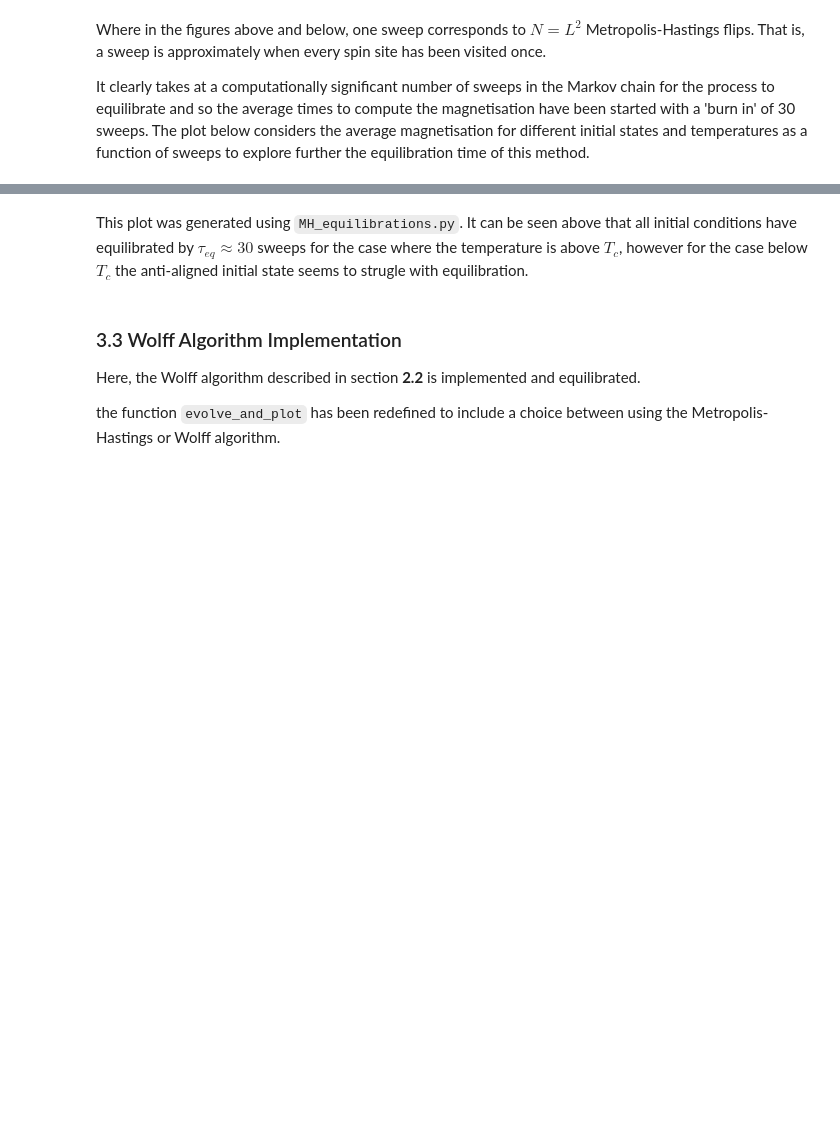
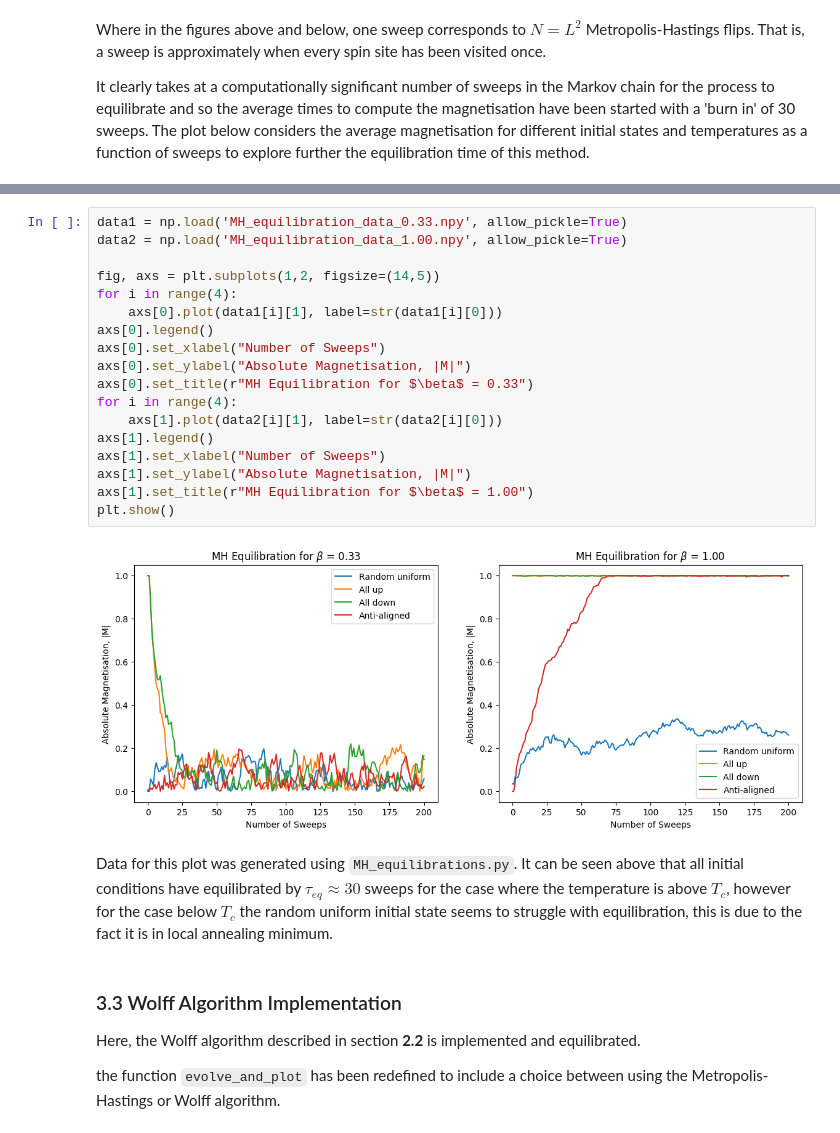
Before and after one commit to tdeng455/Part-II-Computational-Physics-Project, a Jupyter notebook: workbook.ipynb, the cells around one changed output, grey strips where cells are left out. Drawn from its saved outputs; the diff is of its cells as text; blank space fills up the shorter version.

```diff
--- a/workbook.ipynb
+++ b/workbook.ipynb
@@ -235,5 +233,25 @@ It clearly takes at a computationally significant number of sweeps in the Markov
+# %%
+data1 = np.load('MH_equilibration_data_0.33.npy', allow_pickle=True)
+data2 = np.load('MH_equilibration_data_1.00.npy', allow_pickle=True)
+
+fig, axs = plt.subplots(1,2, figsize=(14,5))
+for i in range(4):
+    axs[0].plot(data1[i][1], label=str(data1[i][0]))
+axs[0].legend()
+axs[0].set_xlabel("Number of Sweeps")
+axs[0].set_ylabel("Absolute Magnetisation, |M|")
+axs[0].set_title(r"MH Equilibration for $\beta$ = 0.33")
+for i in range(4):
+    axs[1].plot(data2[i][1], label=str(data2[i][0]))
+axs[1].legend()
+axs[1].set_xlabel("Number of Sweeps")
+axs[1].set_ylabel("Absolute Magnetisation, |M|")
+axs[1].set_title(r"MH Equilibration for $\beta$ = 1.00")
+plt.show()
+# %% [output]
+[figure, added]
 # %% [markdown]
-This plot was generated using `MH_equilibrations.py`. It can be seen above that all initial conditions have equilibrated by $\tau_{eq} \approx 30$ sweeps for the case where the temperature is above $T_c$, however for the case below $T_c$ the anti-aligned initial state seems to strugle with equilibration.
+Data for this plot was generated using `MH_equilibrations.py`. It can be seen above that all initial conditions have equilibrated by $\tau_{eq} \approx 30$ sweeps for the case where the temperature is above $T_c$, however for the case below $T_c$ the random uniform initial state seems to struggle with equilibration, this is due to the fact it is in local annealing minimum.
 # %% [markdown]
 ### 3.3 Wolff Algorithm Implementation
 
```
Also changed, not shown: parts of 14 cells of this notebook, 21 other files.
